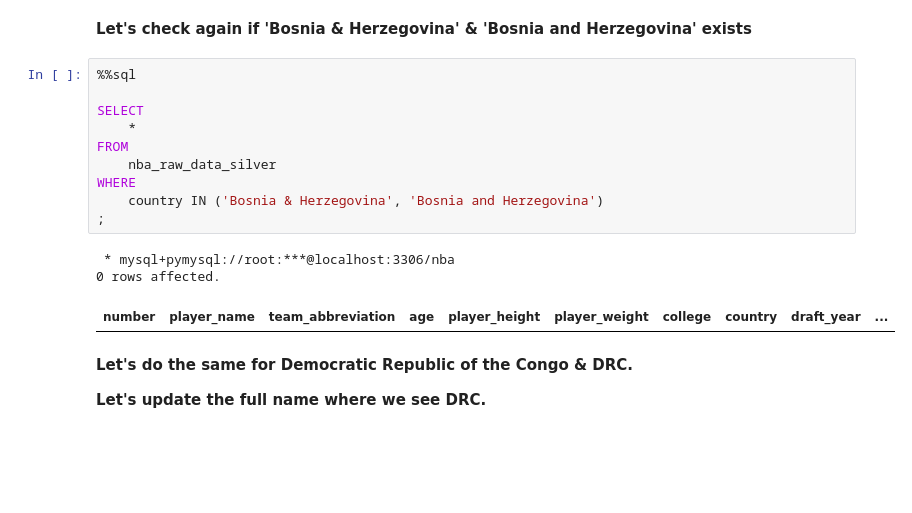
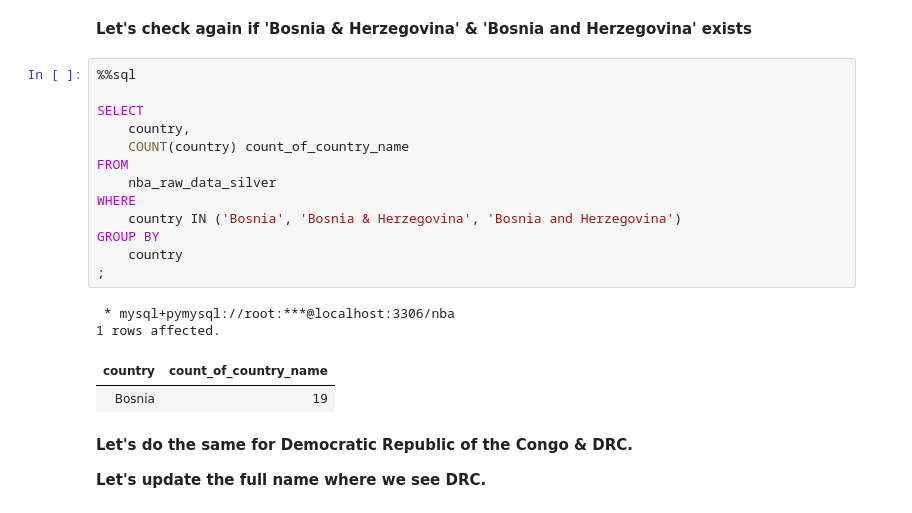
Before and after one commit to JudeIsuruFernando/Crowning-the-GOAT-A-Data-Driven-NBA-Basketball-Analysis, a Jupyter notebook: Notebooks/Cleaning/Data Cleaning.ipynb, the cells around one changed output. Saved outputs shown, nothing was run; the diff lists cells and outputs as text; blank space fills up the shorter version.

```diff
--- a/Notebooks/Cleaning/Data Cleaning.ipynb
+++ b/Notebooks/Cleaning/Data Cleaning.ipynb
@@ -169,17 +167,21 @@ WHERE country IN ('Bosnia & Herzegovina', 'Bosnia and Herzegovina')
 # %%
 %%sql
 
 SELECT
-    *
+    country,
+    COUNT(country) count_of_country_name
 FROM
     nba_raw_data_silver
 WHERE
-    country IN ('Bosnia & Herzegovina', 'Bosnia and Herzegovina')
+    country IN ('Bosnia', 'Bosnia & Herzegovina', 'Bosnia and Herzegovina')
+GROUP BY
+    country
 ;
 # %% [output]
  * mysql+pymysql://root:***@localhost:3306/nba
-0 rows affected.
+1 rows affected.
-| number | player_name | team_abbreviation | age | player_height | player_weight | college | country | draft_year | ... |
+| country | count_of_country_name |
+| Bosnia | 19 |
 # %% [markdown]
 **Let's do the same for Democratic Republic of the Congo & DRC.**
 
```
Also changed, not shown: parts of 5 cells of this notebook, 3 other files.
